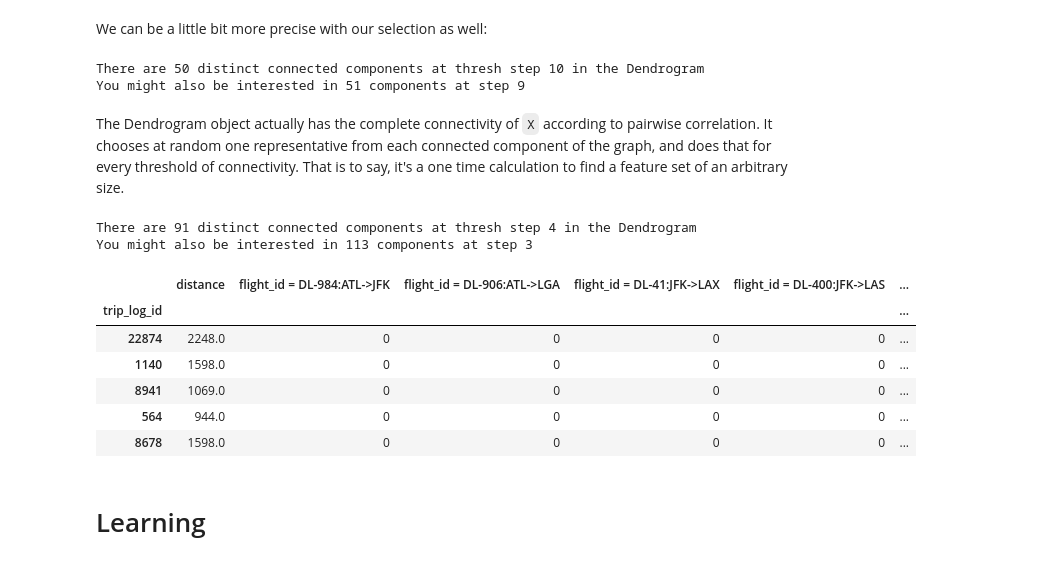
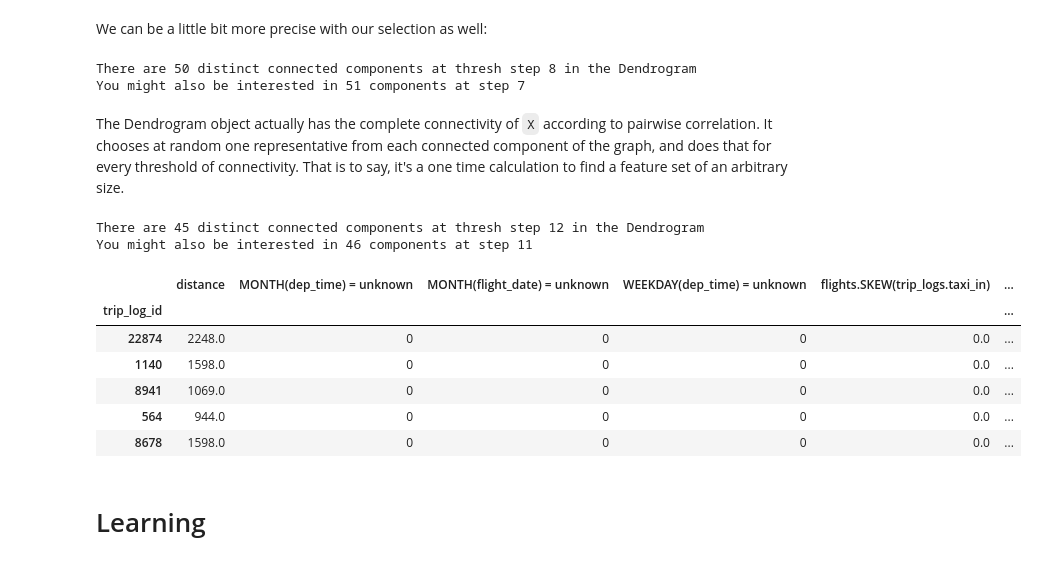
Before and after one commit to alteryx/henchman, a Jupyter notebook: docs/functionality_examples.ipynb, the cells around one changed output. Drawn from its saved outputs; the diff is of its cells as text; code cells hidden in the pictures.

```diff
--- a/docs/functionality_examples.ipynb
+++ b/docs/functionality_examples.ipynb
@@ -144,25 +162,25 @@ DAY(flight_date) = 24 and DAY(dep_time) = 24 are linearly correlated: 0.991
 We can be a little bit more precise with our selection as well:
 # %%
 from henchman.selection import Dendrogram
-corr_selector = Dendrogram(X, max_threshes=250)
+corr_selector = Dendrogram(X, max_threshes=100)
 X_careful = corr_selector.transform(X, n_feats=50)
 # %% [output]
-There are 50 distinct connected components at thresh step 10 in the Dendrogram
-You might also be interested in 51 components at step 9
+There are 50 distinct connected components at thresh step 8 in the Dendrogram
+You might also be interested in 51 components at step 7
 # %% [markdown]
 The Dendrogram object actually has the complete connectivity of `X` according to pairwise correlation. It chooses at random one representative from each connected component of the graph, and does that for every threshold of connectivity. That is to say, it's a one time calculation to find a feature set of an arbitrary size.
 # %%
-corr_selector.transform(X, n_feats=100).head()
+corr_selector.transform(X, n_feats=45).head()
 # %% [output]
-There are 91 distinct connected components at thresh step 4 in the Dendrogram
-You might also be interested in 113 components at step 3
+There are 45 distinct connected components at thresh step 12 in the Dendrogram
+You might also be interested in 46 components at step 11
-|  | distance | flight_id = DL-984:ATL->JFK | flight_id = DL-906:ATL->LGA | flight_id = DL-41:JFK->LAX | flight_id = DL-400:JFK->LAS | ... |
+|  | distance | MONTH(dep_time) = unknown | MONTH(flight_date) = unknown | WEEKDAY(dep_time) = unknown | flights.SKEW(trip_logs.taxi_in) | ... |
 | trip_log_id |  |  |  |  |  | ... |
-| 22874 | 2248.0 | 0 | 0 | 0 | 0 | ... |
-| 1140 | 1598.0 | 0 | 0 | 0 | 0 | ... |
-| 8941 | 1069.0 | 0 | 0 | 0 | 0 | ... |
-| 564 | 944.0 | 0 | 0 | 0 | 0 | ... |
-| 8678 | 1598.0 | 0 | 0 | 0 | 0 | ... |
+| 22874 | 2248.0 | 0 | 0 | 0 | 0.0 | ... |
+| 1140 | 1598.0 | 0 | 0 | 0 | 0.0 | ... |
+| 8941 | 1069.0 | 0 | 0 | 0 | 0.0 | ... |
+| 564 | 944.0 | 0 | 0 | 0 | 0.0 | ... |
+| 8678 | 1598.0 | 0 | 0 | 0 | 0.0 | ... |
 # %% [markdown]
 # Learning
 # %% [markdown]
```
Also changed, not shown: parts of 14 cells of this notebook, 1 other file.
